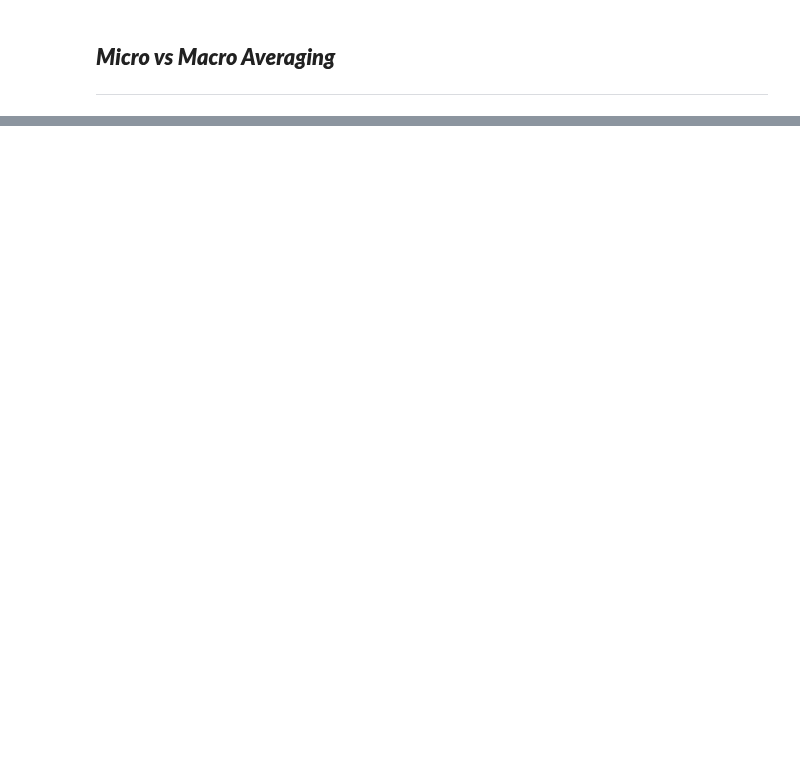
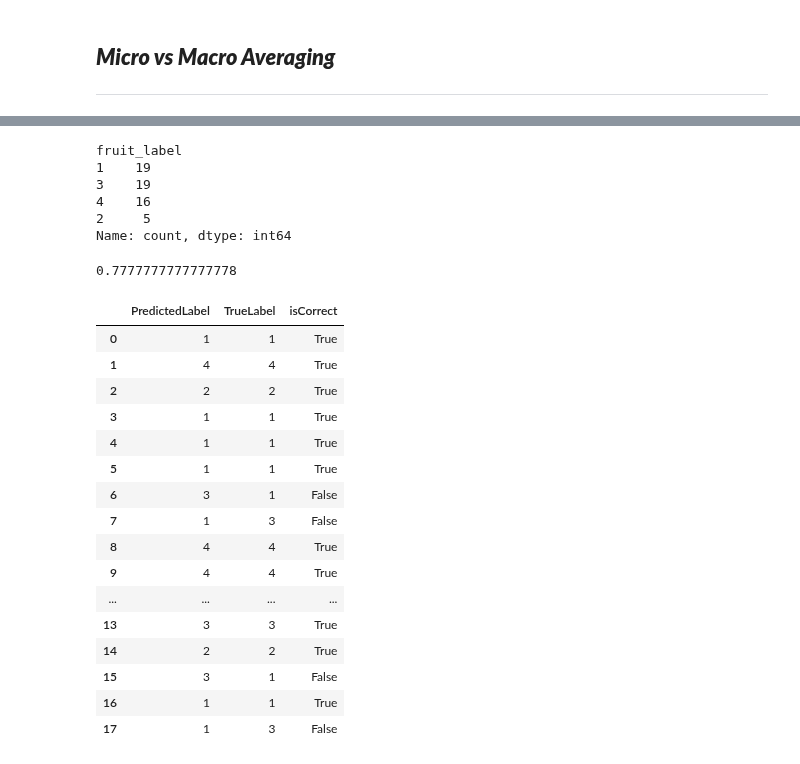
Before and after one commit to anoban/Applied-Machine-Learning-in-Python, a Jupyter notebook: anoban/Multi-Class Evaluation.ipynb, the cells around one changed output, grey strips where cells are left out. Cells and saved outputs as stored; diff of their text form; code cells hidden in the pictures; blank space fills up the shorter version.

Commit message:
modified:   anoban/Multi-Class Evaluation.ipynb 	new file:   anoban/Regression Evaluation.ipynb 	new file:   resources/Model Selection - Optimizing Classifiers for Different Evaluation Metrics.ipynb

```diff
--- a/anoban/Multi-Class Evaluation.ipynb
+++ b/anoban/Multi-Class Evaluation.ipynb
@@ -166,3 +175,5 @@ weighted avg       0.98      0.98      0.98       450
 # %% [markdown]
 ## ___Micro vs Macro Averaging___
 ----------------
+# %%
+fruits = pd.read_csv("../resources/assets/fruit_data_with_colors.txt", delimiter = "\t")
@@ -168,0 +189,43 @@ weighted avg       0.98      0.98      0.98       450
+# %%
+# In macro averaging, each class has equal weight.
+
+fruits.fruit_label.value_counts()
+# %% [output]
+fruit_label
+1    19
+3    19
+4    16
+2     5
+Name: count, dtype: int64
+# %%
+train_x, test_x, train_y, test_y = train_test_split(fruits.loc[:, ["mass", "width", "height"]], fruits.fruit_label, train_size = 0.7)
+# %%
+svc = SVC(kernel = "linear", C = 0.6).fit(train_x, train_y)
+# %%
+svc.score(test_x, test_y)
+# %% [output]
+0.7777777777777778
+# %%
+pred_summary = pd.DataFrame({"PredictedLabel": svc.predict(test_x), "TrueLabel": test_y})
+pred_summary["isCorrect"] = pred_summary.PredictedLabel == pred_summary.TrueLabel
+pred_summary.reset_index(drop = True, inplace = True)
+# %%
+pred_summary
+# %% [output]
+|  | PredictedLabel | TrueLabel | isCorrect |
+| 0 | 1 | 1 | True |
+| 1 | 4 | 4 | True |
+| 2 | 2 | 2 | True |
+| 3 | 1 | 1 | True |
+| 4 | 1 | 1 | True |
+| 5 | 1 | 1 | True |
+| 6 | 3 | 1 | False |
+| 7 | 1 | 3 | False |
+| 8 | 4 | 4 | True |
+| 9 | 4 | 4 | True |
+| ... | ... | ... | ... |
+| 13 | 3 | 3 | True |
+| 14 | 2 | 2 | True |
+| 15 | 3 | 1 | False |
+| 16 | 1 | 1 | True |
+| 17 | 1 | 3 | False |
```
Also changed, not shown: parts of 23 cells of this notebook, 2 other files.
